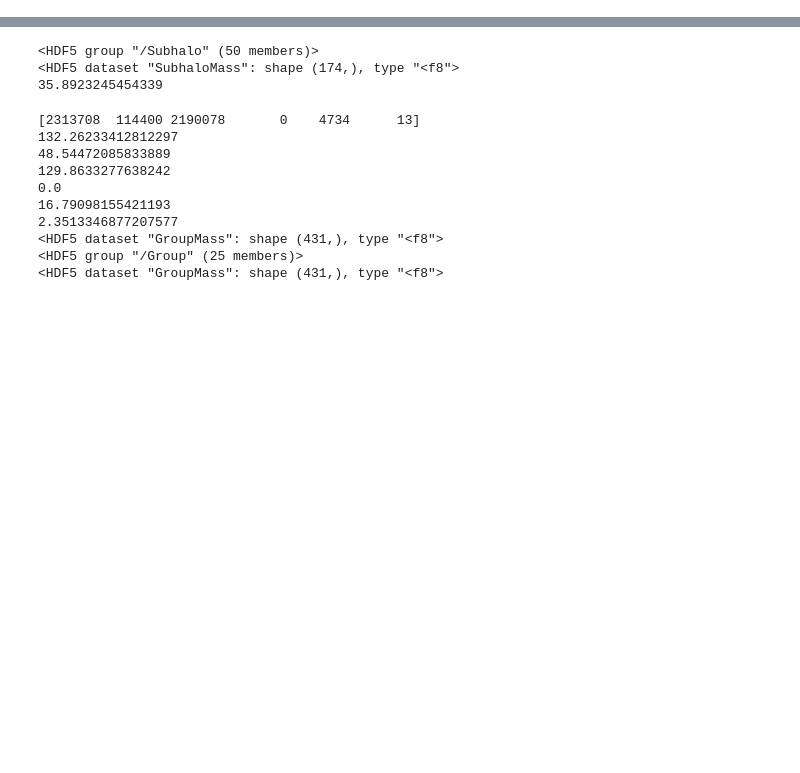
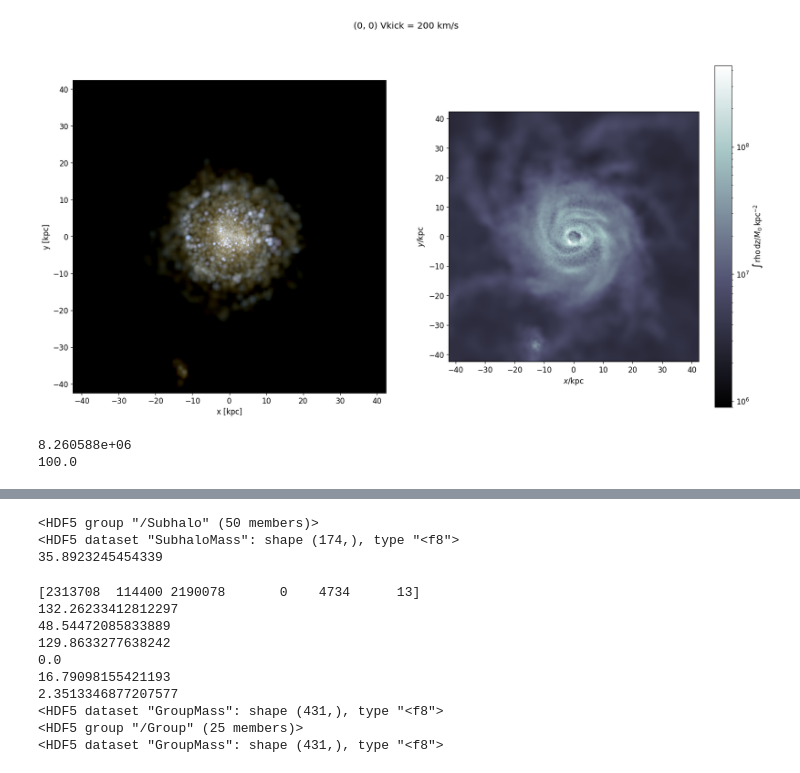
Before and after one commit to rtlow/2cDM_paperII, a Jupyter notebook: jupyter/subhalo_particle_analysis.ipynb, the cells around one changed output, grey strips where cells are left out. Cells and saved outputs as stored; diff of their text form; code cells hidden in the pictures; blank space fills up the shorter version.

```diff
--- a/jupyter/subhalo_particle_analysis.ipynb
+++ b/jupyter/subhalo_particle_analysis.ipynb
@@ -299,0 +40,17 @@ with h5py.File(fof_path, 'r') as s, h5py.File(snap_path, "r") as f:
+# %%
+run_n = 'run_CDM_811_HY_dir_0'
+redshift = 0
+
+run = cosmoSim(run_n, base_path=base_path)
+idx = run.redshift_to_index(redshift)
+softening_length = 100000 / 2**11 / 39 * 1000
+snap_path = os.path.join(data_path, run_n, f'snap_{idx:03}.hdf5')
+
+f = pynbody.load(snap_path)
+h = f.halos(subhalos=True)
+
+f.physical_units()
+f['rho']; f['smooth'] # force KDTree to be built and density estimations made
+
+pynbody.analysis.faceon(h[0])
+# pynbody.analysis.center(h[1])
@@ -299,0 +98,46 @@ with h5py.File(fof_path, 'r') as s, h5py.File(snap_path, "r") as f:
+# %%
+run_n = 'run_2cDM_811_HY_power00_sigma1_dir_9_Vkick200.00'
+redshift = 0
+
+run = cosmoSim(run_n, base_path=base_path)
+idx = run.redshift_to_index(redshift)
+softening_length = 100000 / 2**11 / 39 * 1000
+snap_path = os.path.join(data_path, run_n, f'snap_{idx:03}.hdf5')
+
+f = pynbody.load(snap_path)
+h = f.halos(subhalos=True)
+
+f.physical_units()
+f['rho']; f['smooth'] # force KDTree to be built and density estimations made
+
+pynbody.analysis.faceon(h[0])
+# pynbody.analysis.center(h[1])
+
+fig, ax = plt.subplots(1, 2, figsize=[20, 10])
+
+plt.sca(ax[0])
+
+pynbody.plot.stars.render(f.st, width=h[0].properties['SubhaloHalfmassRad'], mag_range=[18, 26])
+
+plt.sca(ax[1])
+
+pynbody.plot.image(f.gas, width=h[0].properties['SubhaloHalfmassRad'], units="Msol kpc^-2", cmap="bone", axes=ax[1])
+
+plt.suptitle('(0, 0) Vkick = 200 km/s')
+
+plt.savefig(out_path + 'zz_projections.png')
+
+plt.show()
+# %% [output]
+[figure, added]
+# %%
+snap_path = data_path + '/run_CDM_811_HY_dir_0/snap_127.hdf5'
+fof_path = data_path + '/run_CDM_811_HY_dir_0/fof_subhalo_tab_127.hdf5'
+with h5py.File(fof_path, 'r') as s, h5py.File(snap_path, "r") as f:
+    print(f'{f['Header'].attrs['MassTable'][1] * 10**10:e}')
+    print(f'{f['Header'].attrs['BoxSize']/1000}')
+    print()
+    f["PartType1/Coordinates"][:,0]
+# %% [output]
+8.260588e+06
+100.0
```
Also changed, not shown: parts of 39 cells of this notebook, 14 other files.
